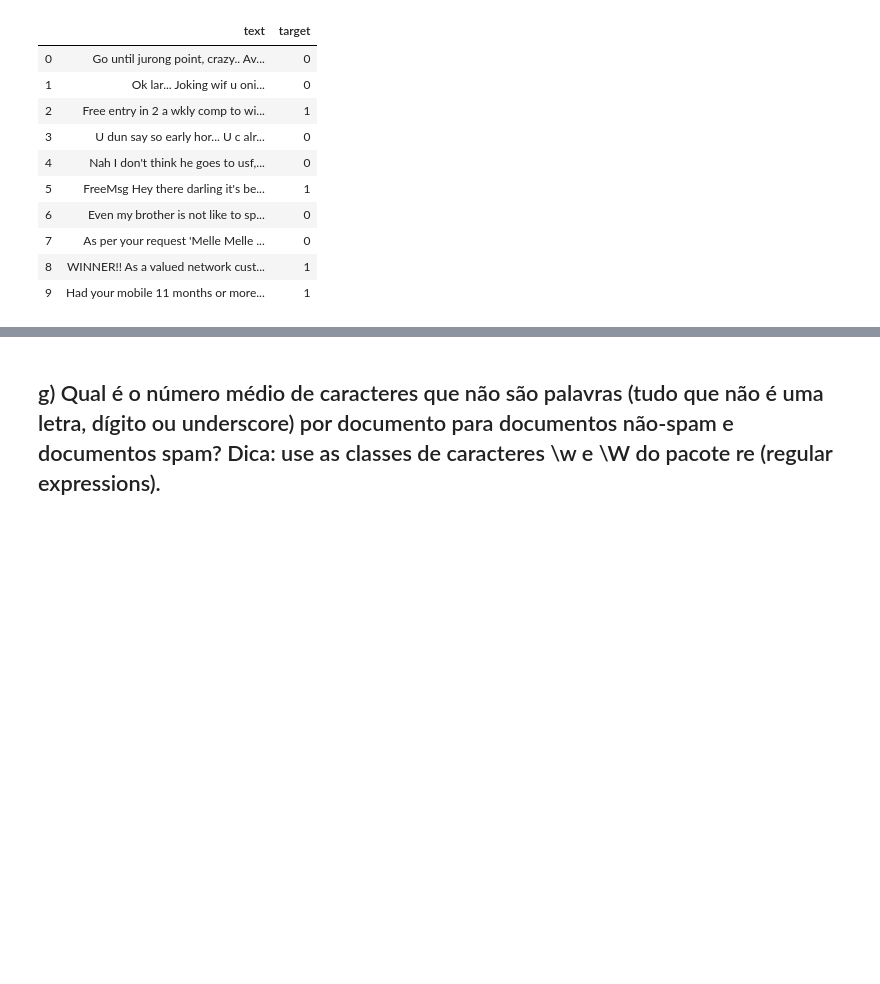
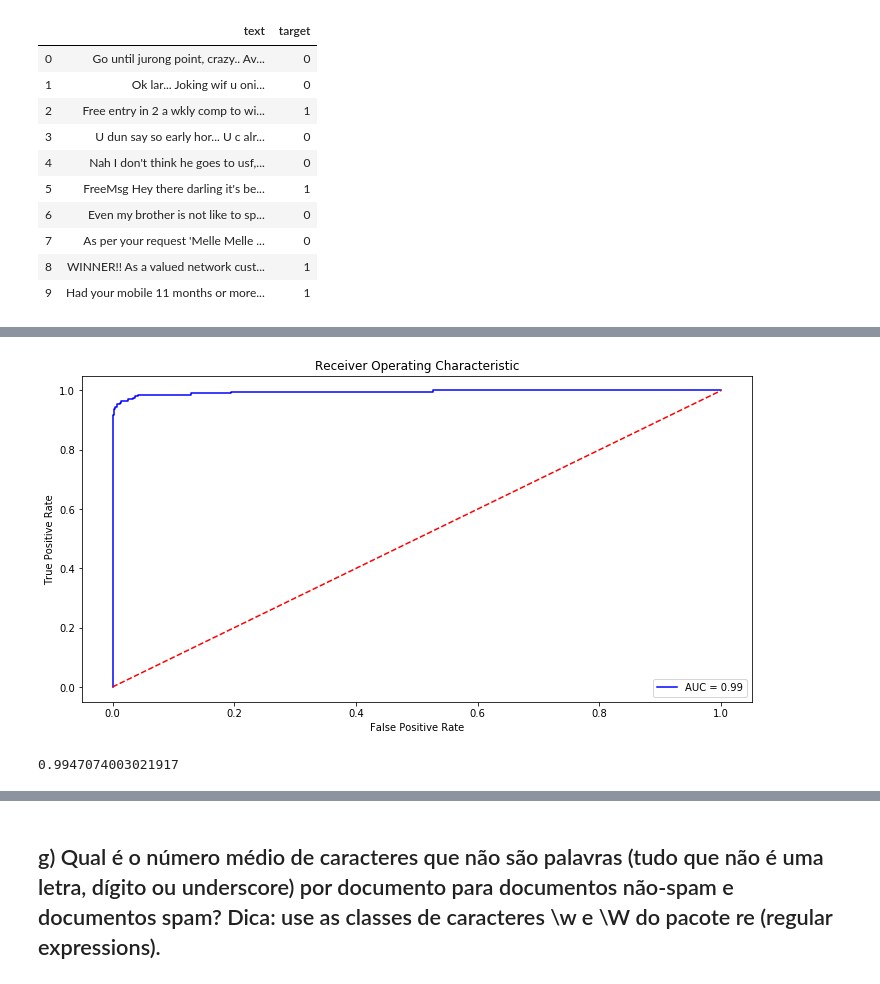
Before and after one commit to hallpaz/Data-Science-IMPA, a Jupyter notebook: assignments/Exercicio3.ipynb, the cells around one changed output, grey strips where cells are left out. Saved outputs shown, nothing was run; the diff lists cells and outputs as text; code cells hidden in the pictures; blank space fills up the shorter version.

```diff
--- a/assignments/Exercicio3.ipynb
+++ b/assignments/Exercicio3.ipynb
@@ -53,0 +222,3 @@ spam_data.head(10)
+# %%
+tfidf_vectorizer = TfidfVectorizer(token_pattern=r"(?u)\b\w\w\w+\b")
+train_matrix = tfidf_vectorizer.fit_transform(X_train)
@@ -53,0 +227,10 @@ spam_data.head(10)
+# %%
+test_matrix = tfidf_vectorizer.transform(X_test)
+mnb_model = MultinomialNB(alpha=0.1)
+mnb_model.fit(train_matrix, y_train)
+probs = mnb_model.predict_proba(test_matrix)[:, 1]
+# %%
+plot_roc_auc(y_test, probs)
+# %% [output]
+[figure, added]
+0.9947074003021917
```
Also changed, not shown: parts of 80 cells of this notebook.
